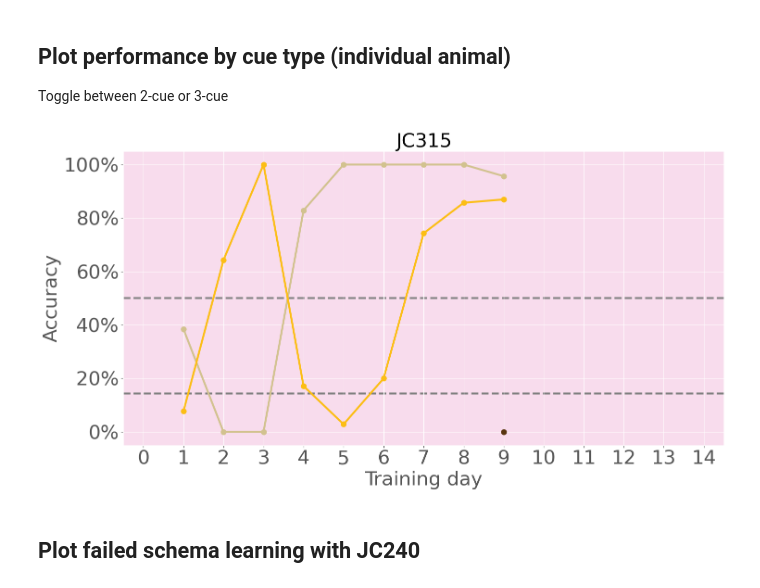
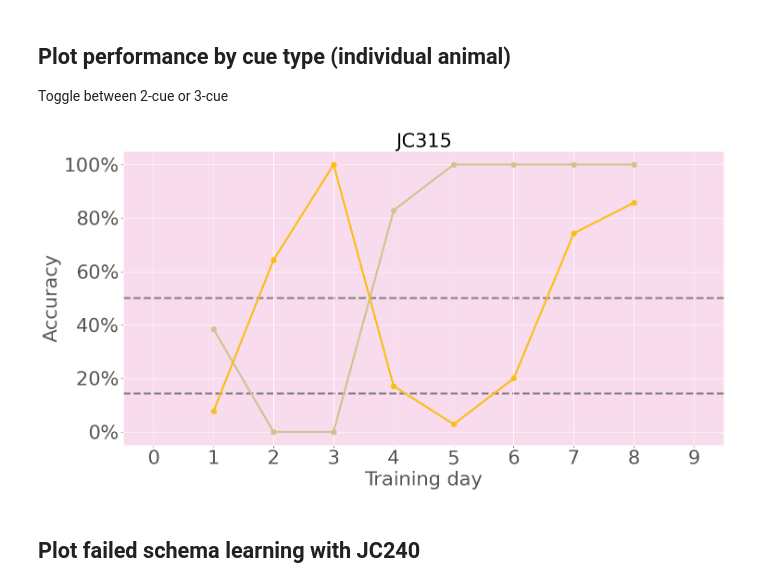
Before and after one commit to acumpelik/mPFC-analysis, a Jupyter notebook: analyzeBehavior.ipynb, the cells around one changed output. Cells and saved outputs as stored; diff of their text form; code cells hidden in the pictures.

```diff
--- a/analyzeBehavior.ipynb
+++ b/analyzeBehavior.ipynb
@@ -48,7 +48,8 @@ all_animals = [
 
 datadir = 'data/'
 
-animals = all_animals[2:]
+# Plot only subset on animals
+animals = all_animals[2:6]
 # %% [markdown]
 Import animal data and store them in a dict under animal name.
 # %%
@@ -111,7 +94,7 @@ ndays3cue = np.max(np.concatenate(list(sessions.values()))) # plot max value for
 # %%
 fig, ax = plt.subplots(figsize=(22,11))
 
-for animal in animals:
+for animal in animals[:4]:
 
     ############# TOGGLE VARIABLES #################
     # 2 cues
@@ -145,8 +128,8 @@ plt.show()
 Toggle between 2-cue or 3-cue (before and after the rule change).
 # %%
 # Make a large plot with 4 subplots
-rows, cols = 2, 2 # 3,2 for all animals
-fig, axes = plt.subplots(2, 2, sharex=True, sharey=True, figsize=(22,11)) #3,2 for all animals
+rows, cols = 2, 2
+fig, axes = plt.subplots(2, 2, sharex=True, sharey=True, figsize=(21,11))
 title='Performance by cue type'
 fig.suptitle(title, fontsize=50, y=1.03)
 
@@ -178,12 +161,12 @@ for ax, animal in zip(axes.flatten(), animals):
         rule_ch_line=rule_ch_line,
     )
 
-    # Plot legend on JCxxx subplot
+    # Plot legend on JC315 subplot
     if animal == 'JC315':
         legend_handles = []
         for cue, color in cue_names.items():
             legend_handles.append(plt.Line2D([],[], color=color, label=cue, linewidth=3, marker='o', markersize=8))
-        ax.legend(handles=legend_handles, loc=7, fontsize=25, framealpha=1)
+        ax.legend(handles=legend_handles, loc=7, fontsize=26, framealpha=1)
 
 plt.show()
 # save_fig('Performance all animals medium tint', 'svg')
@@ -195,29 +178,30 @@ Toggle between 2-cue or 3-cue
 # %%
 animal='JC315'
 
 ############# TOGGLE VARIABLES #################
-# # 2 cues
-# data_by_cue = accuracy_by_cue[animal].loc[:rule_change[animal]-1] # accuracy before rule change
+# 2 cues
+data_by_cue = accuracy_by_cue[animal].loc[:rule_change[animal]-1] # accuracy before rule change
 # ndays=ndays2cue # or rule_change[animal]-1
-# cues_select=cues[animal][:2]
+ndays=9
+cues_select=cues[animal][:2]
 
-# 3 cues
-data_by_cue = accuracy_by_cue[animal]
-ndays= ndays3cue # or len(sessions[animal])
-cues_select=cues[animal]
+# # 3 cues
+# data_by_cue = accuracy_by_cue[animal]
+# ndays= ndays3cue # or len(sessions[animal])
+# cues_select=cues[animal]
 ################################################
 
 plot_accuracy_by_cue(
     data_by_cue=data_by_cue,
     animal=animal,
     cues=cues_select,
     ndays=ndays,
     background=cscheme[animal+'_medium']
                     )
 
 # save_fig(f'Performance {animal}', 'svg')
 # %% [output]
-[figure, old version]
+[figure, new version]
 # %% [markdown]
 ## Plot failed schema learning with JC240
 # %%
```
Also changed, not shown: parts of 17 cells of this notebook.
